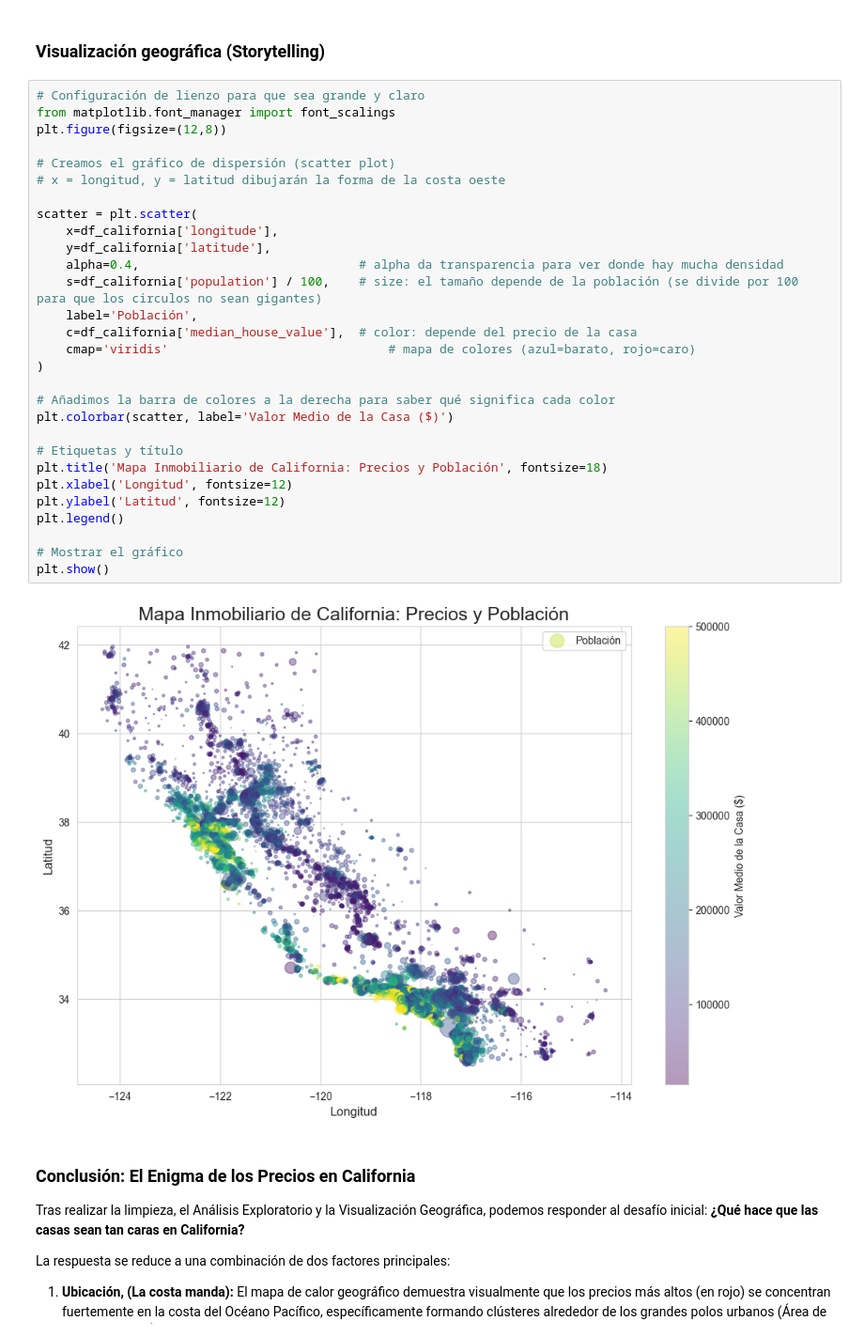
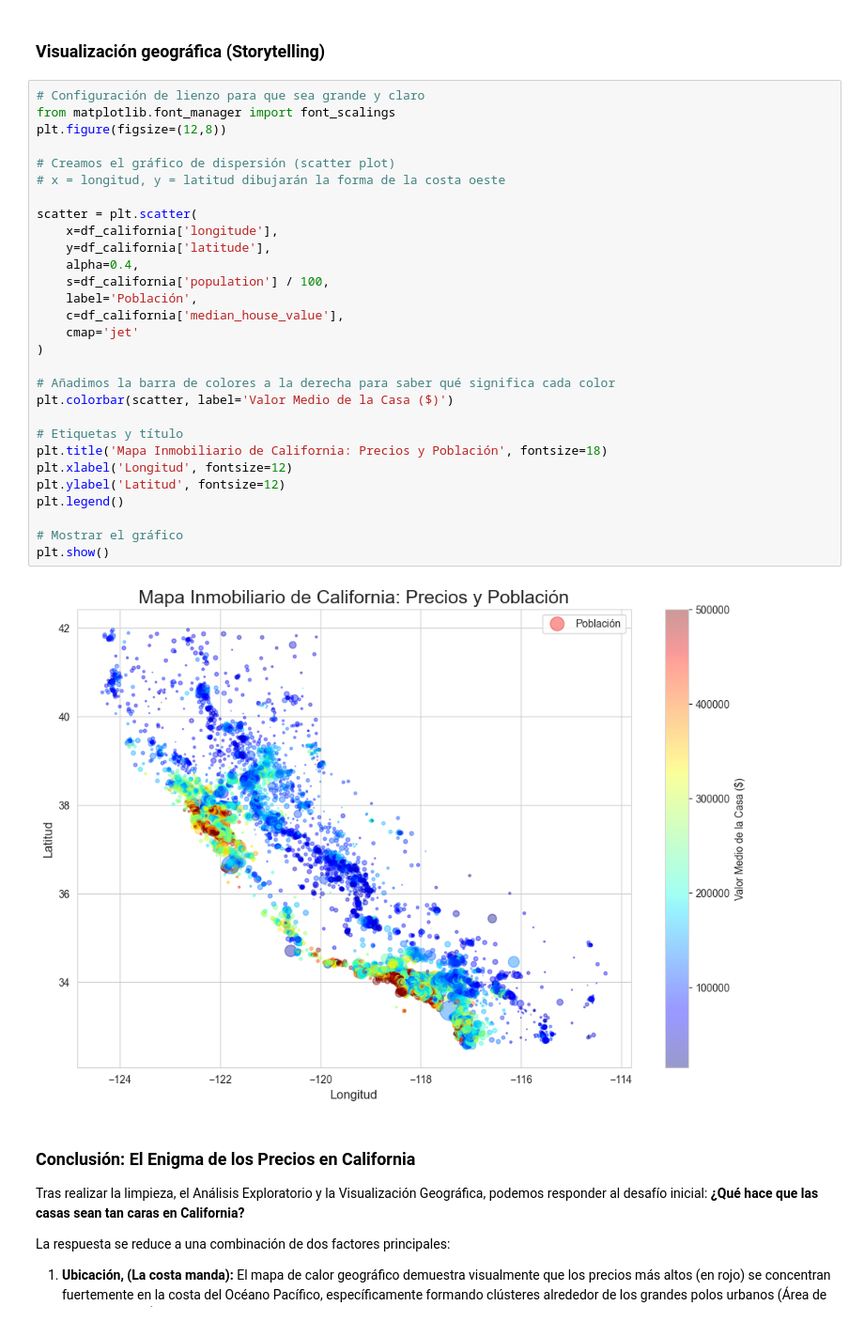
Before and after one commit to NicolasFleitas/the-hatch-01-california-housing, a Jupyter notebook: analisis_mercado_inmobiliario_california.ipynb, the cells around one changed output. Shown at 94% size. Saved outputs shown, nothing was run; the diff lists cells and outputs as text.

Commit message:
fix: cambiar paleta de colores a jet en mapa geografico

```diff
--- a/analisis_mercado_inmobiliario_california.ipynb
+++ b/analisis_mercado_inmobiliario_california.ipynb
@@ -249,34 +249,34 @@ Tras analizar el Mapa de Calor (Heatmap) extendido y el Pairplot, extraemos los
 # %%
 # Configuración de lienzo para que sea grande y claro
 from matplotlib.font_manager import font_scalings
 plt.figure(figsize=(12,8))
 
 # Creamos el gráfico de dispersión (scatter plot)
 # x = longitud, y = latitud dibujarán la forma de la costa oeste
 
 scatter = plt.scatter(
     x=df_california['longitude'],
     y=df_california['latitude'],
-    alpha=0.4,                              # alpha da transparencia para ver donde hay mucha densidad
-    s=df_california['population'] / 100,    # size: el tamaño depende de la población (se divide por 100 para que los circulos no sean gigantes)
+    alpha=0.4,
+    s=df_california['population'] / 100,
     label='Población',
-    c=df_california['median_house_value'],  # color: depende del precio de la casa
-    cmap='viridis'                              # mapa de colores (azul=barato, rojo=caro)
+    c=df_california['median_house_value'],
+    cmap='jet'
 )
 
 # Añadimos la barra de colores a la derecha para saber qué significa cada color
 plt.colorbar(scatter, label='Valor Medio de la Casa ($)')
 
 # Etiquetas y título
 plt.title('Mapa Inmobiliario de California: Precios y Población', fontsize=18)
 plt.xlabel('Longitud', fontsize=12)
 plt.ylabel('Latitud', fontsize=12)
 plt.legend()
 
 # Mostrar el gráfico
 plt.show()
 # %% [output]
-[figure, old version]
+[figure, new version]
 # %% [markdown]
 ### Conclusión: El Enigma de los Precios en California
 
```
